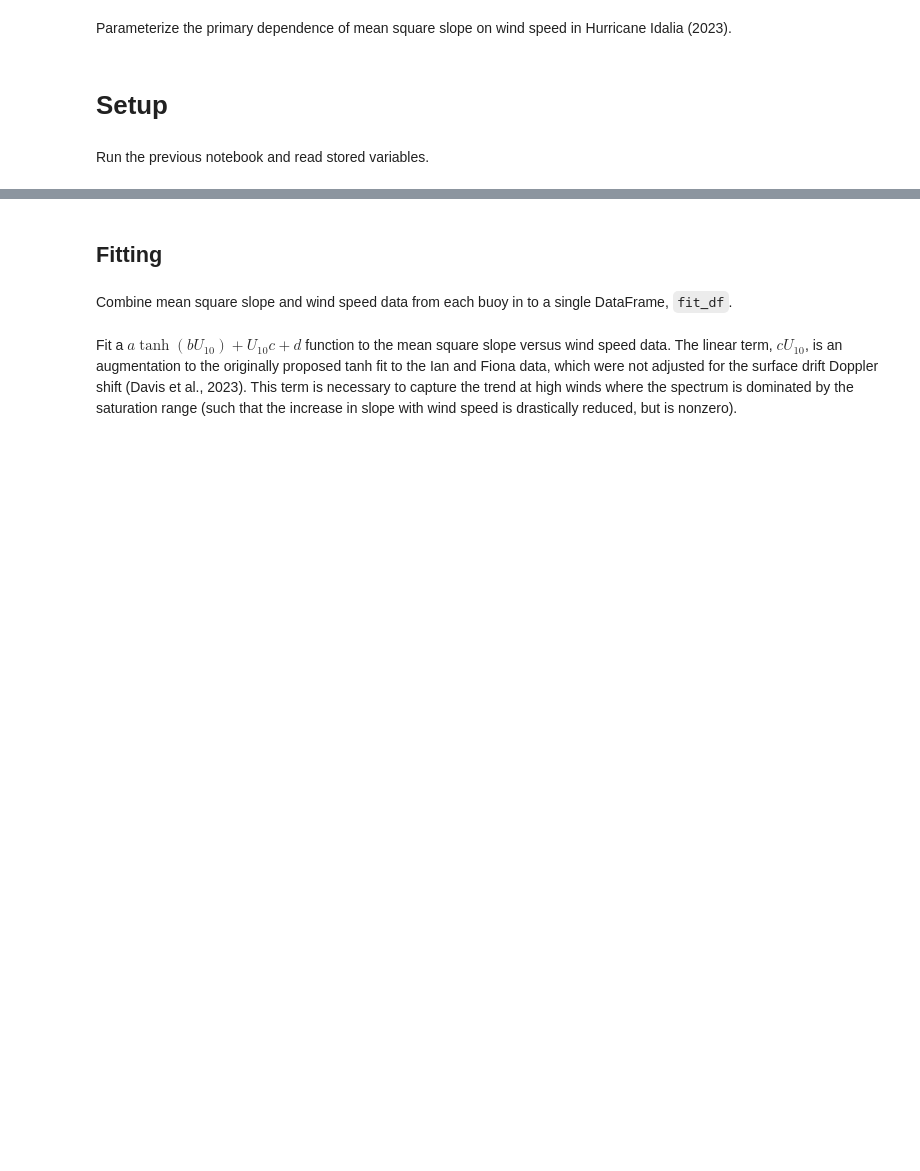
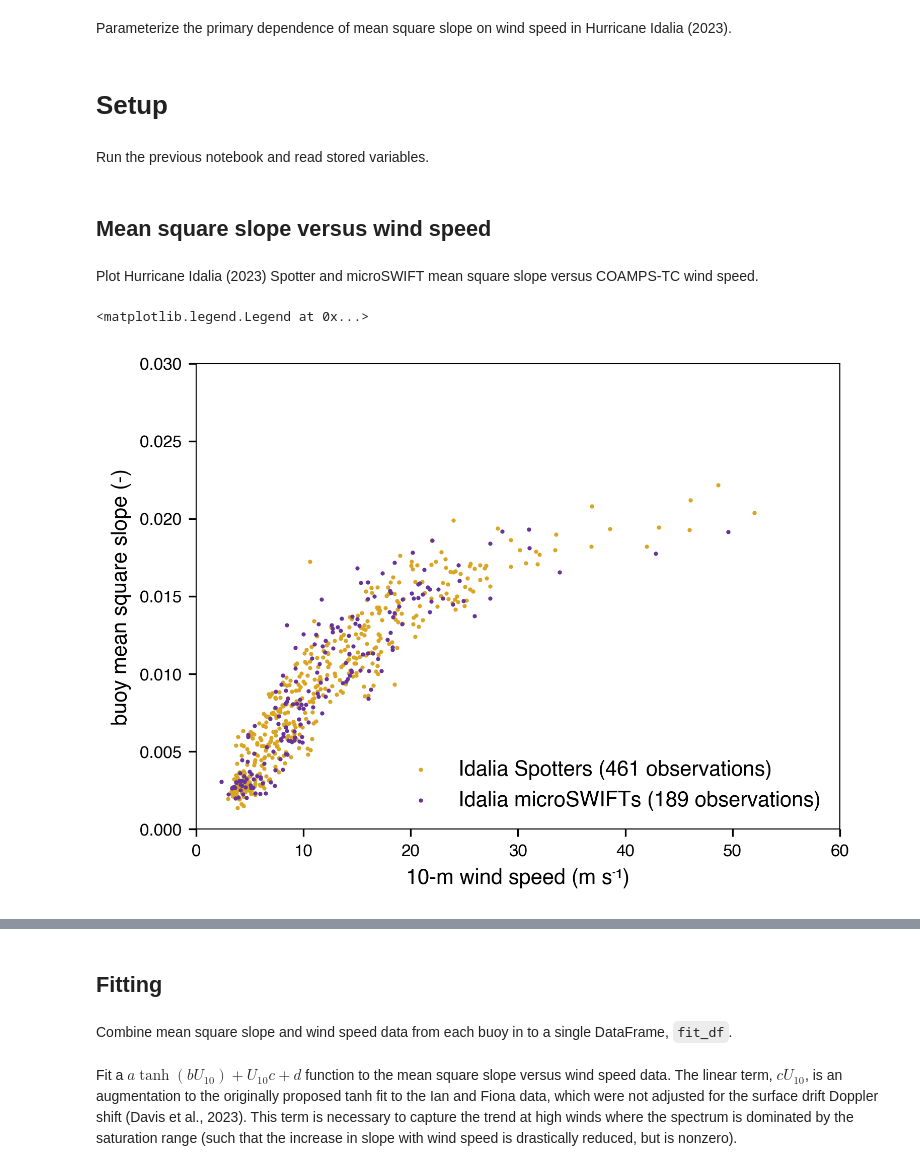
Before and after one commit to jacobrdavis/ocean-surface-wave-slopes-and-wind-wave-alignment, a Jupyter notebook: nb5-slope-primary-dependence.ipynb, the cells around one changed output, grey strips where cells are left out. Drawn from its saved outputs; the diff is of its cells as text; code cells hidden in the pictures; blank space fills up the shorter version.

```diff
--- a/nb5-slope-primary-dependence.ipynb
+++ b/nb5-slope-primary-dependence.ipynb
@@ -26,2 +32,43 @@ fiona_spotter_coamps_df = read_stored_variable('fiona_spotter_coamps_df')
 
 plotting.configure_figures()
+# %% [markdown]
+## Mean square slope versus wind speed
+# %% [markdown]
+Plot Hurricane Idalia (2023) Spotter and microSWIFT mean square slope versus COAMPS-TC wind speed.
+# %%
+FIGURE_TITLE = "mean_square_slope_versus_wind_speed_by_drifter"
+FIGURE_SIZE = (plotting.figure_full_width, 4)
+FIGURE_MARKER_SIZE = 1
+
+fig,ax = plt.subplots(figsize=FIGURE_SIZE)
+
+ax.scatter(
+    x=spotter_df['wind_speed'],
+    y=spotter_df['mean_square_slope_intrinsic'],
+    label=f'Idalia Spotters ({spotter_df["wind_speed"].notna().sum()} observations)',
+    color=plotting.get_drifter_color('spotter'),
+    edgecolor=plotting.get_drifter_color('spotter'),
+    marker='o',
+    s=FIGURE_MARKER_SIZE,
+)
+
+ax.scatter(
+    x=microswift_df['wind_speed'],
+    y=microswift_df['mean_square_slope_intrinsic'],
+    label=f'Idalia microSWIFTs ({microswift_df["wind_speed"].notna().sum()} observations)',
+    color=plotting.get_drifter_color('microswift'),
+    edgecolor=plotting.get_drifter_color('microswift'),
+    marker='o',
+    s=FIGURE_MARKER_SIZE,
+)
+
+ax.set_xlim(0, 60)
+ax.set_ylim(0,0.03)
+ax.set_xlabel('10-m wind speed (m s\u207B\u00B9)')
+ax.set_ylabel('buoy mean square slope (-)')
+ax.legend(loc='lower right', frameon=False, fontsize=10)
+
+# fig.savefig(f"{FIGURE_TITLE}.{IMAGE_FILE_TYPE}", dpi=IMAGE_RESOLUTION, format=IMAGE_FILE_TYPE)
+# %% [output]
+<matplotlib.legend.Legend at 0x...>
+[figure, added]
```
Also changed, not shown: parts of 26 cells of this notebook, 11 other files.
